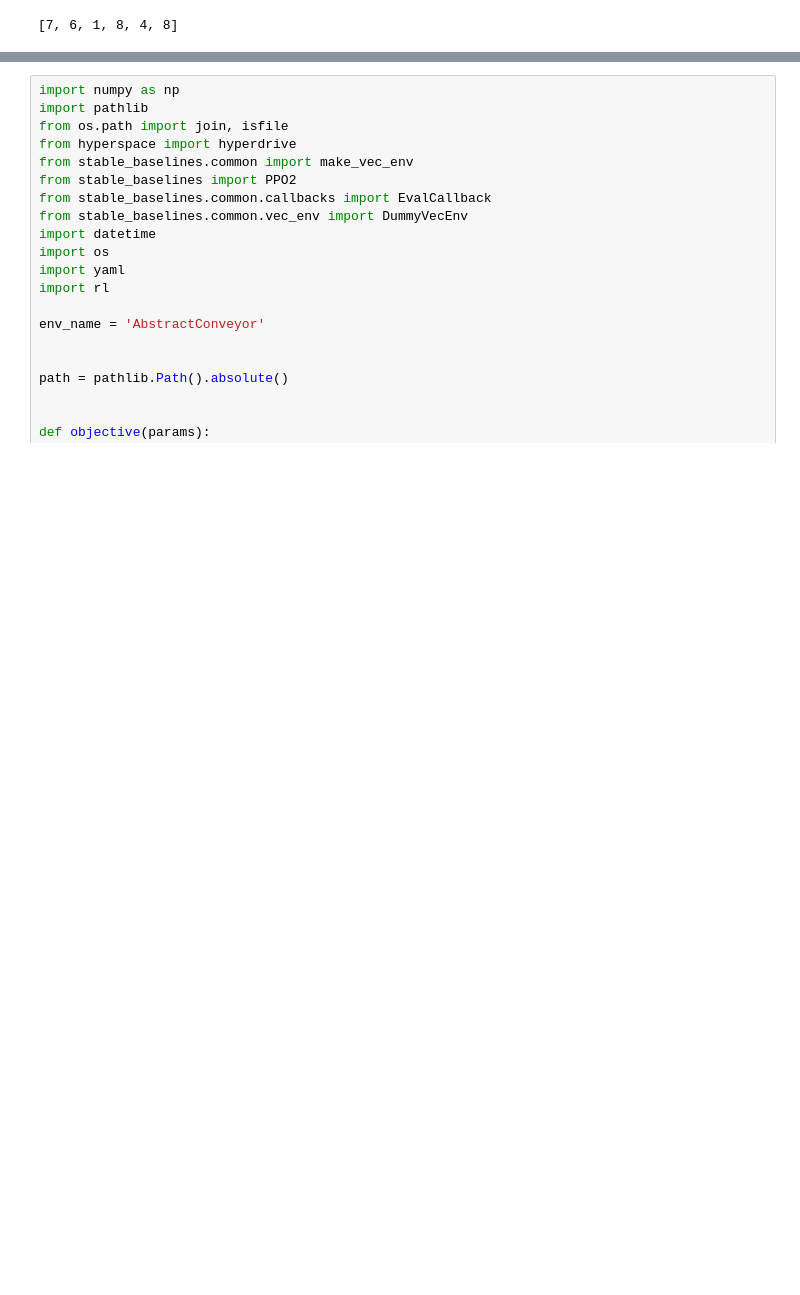
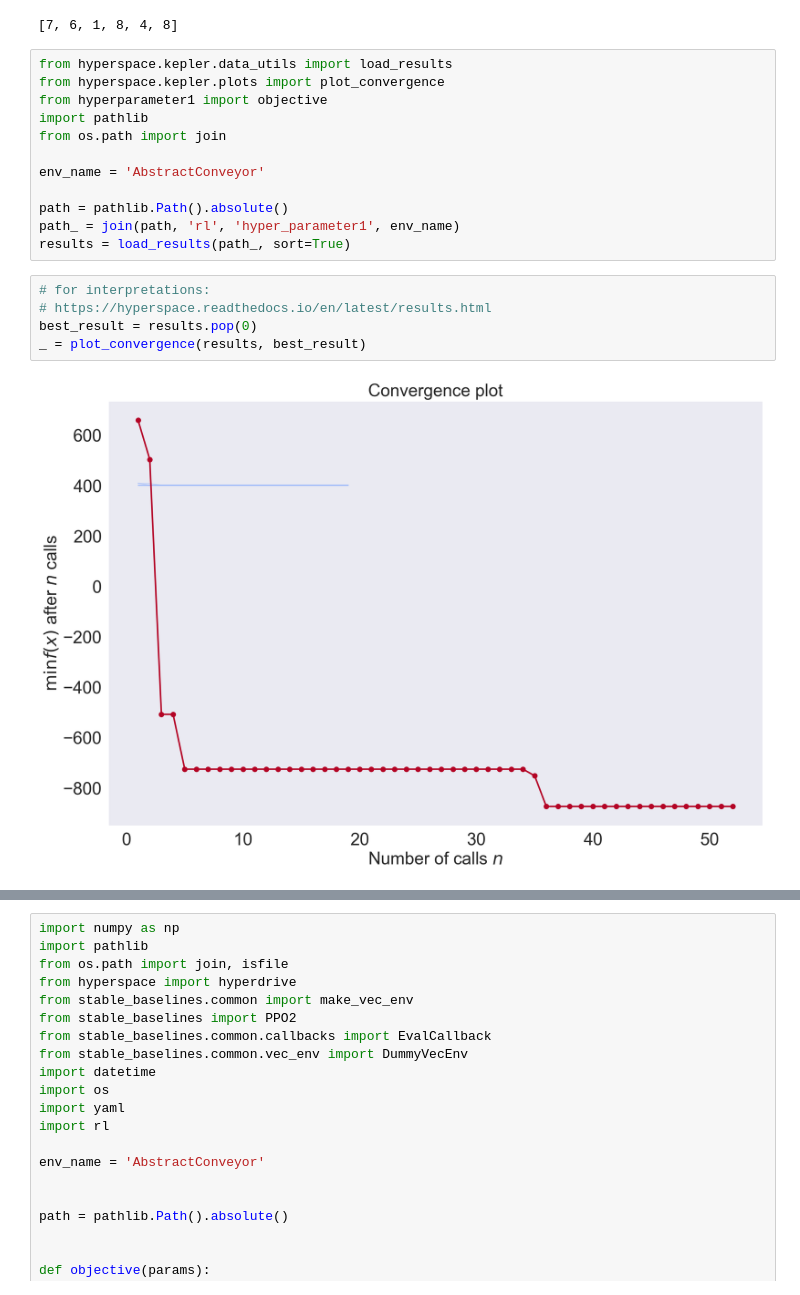
Before and after one commit to VincentFokker/RL, a Jupyter notebook: HyperParameter Tuning.ipynb, the cells around one changed output, grey strips where cells are left out. Drawn from its saved outputs; the diff is of its cells as text; blank space fills up the shorter version.

```diff
--- a/HyperParameter Tuning.ipynb
+++ b/HyperParameter Tuning.ipynb
@@ -28,3 +28,22 @@ _ = plot_objective(best_result)
 best_result.x
 # %% [output]
 [7, 6, 1, 8, 4, 8]
+# %%
+from hyperspace.kepler.data_utils import load_results
+from hyperspace.kepler.plots import plot_convergence
+from hyperparameter1 import objective
+import pathlib
+from os.path import join
+
+env_name = 'AbstractConveyor'
+
+path = pathlib.Path().absolute()
+path_ = join(path, 'rl', 'hyper_parameter1', env_name)
+results = load_results(path_, sort=True)
+# %%
+# for interpretations:
+# https://hyperspace.readthedocs.io/en/latest/results.html
+best_result = results.pop(0)
+_ = plot_convergence(results, best_result)
+# %% [output]
+[figure, added]
```
Also changed, not shown: parts of 8 cells of this notebook, 9 other files.
